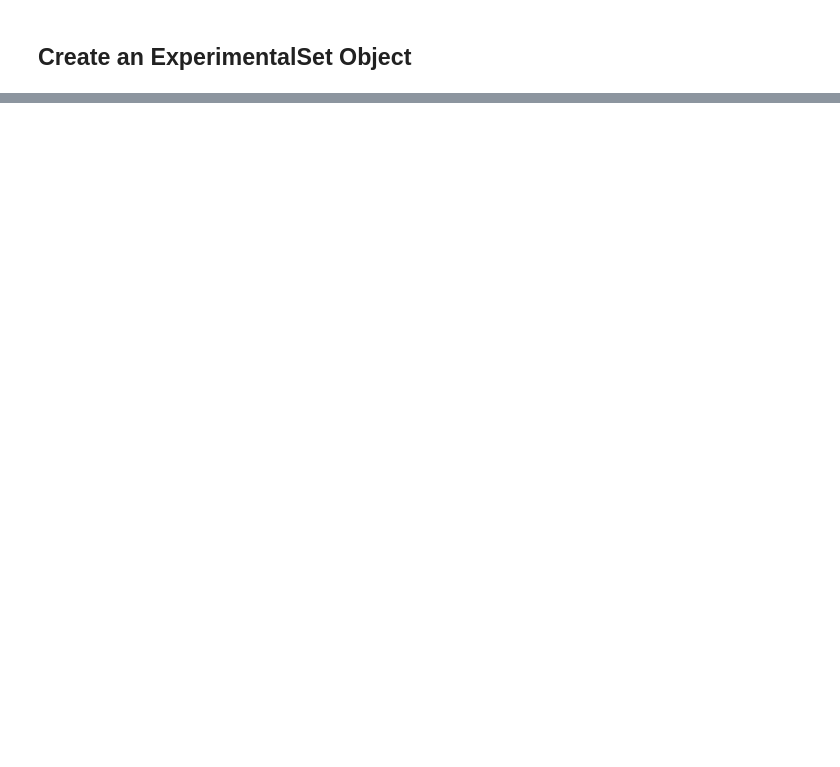
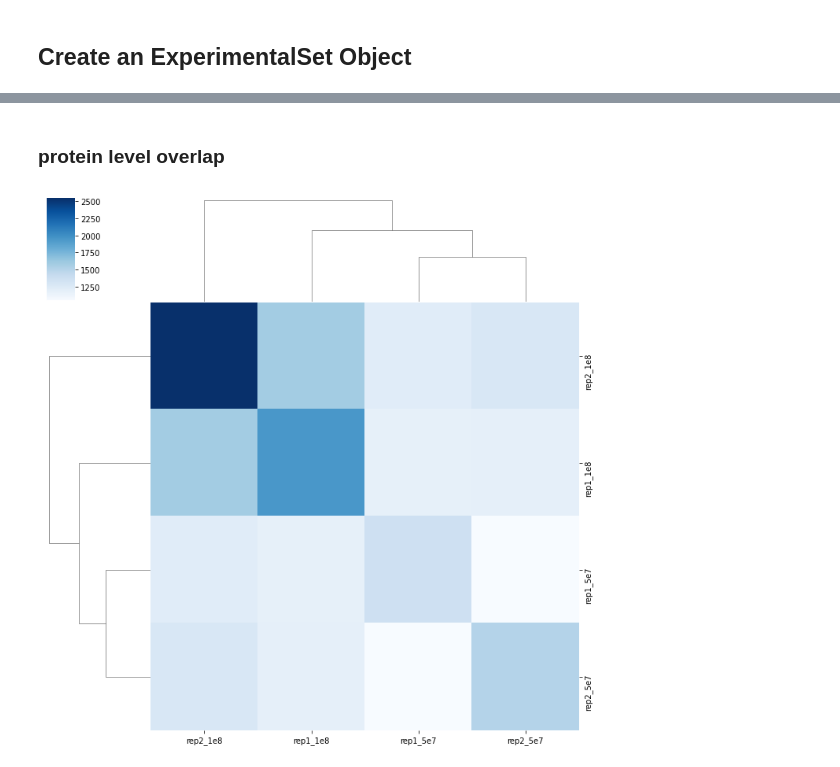
Before and after one commit to ikmb/iptoolkit, a Jupyter notebook: Tutorials/Tutorial_three_comparing_different_experiments.ipynb, the cells around one changed output, grey strips where cells are left out. Drawn from its saved outputs; the diff is of its cells as text; code cells hidden in the pictures; blank space fills up the shorter version.

```diff
--- a/Tutorials/Tutorial_three_comparing_different_experiments.ipynb
+++ b/Tutorials/Tutorial_three_comparing_different_experiments.ipynb
@@ -308,0 +111,7 @@ fig=plot_change_in_presentation_between_experiment(distance_tensor,0,1)
+# %% [markdown]
+### protein level overlap
+# %%
+peptide_overlap = exps.compute_protein_overlap_matrix()
+fig=plot_overlap_heatmap(peptide_overlap,plotting_kwargs={"cmap":"Blues","annot_kws":{"size": 24}})
+# %% [output]
+[figure, added]
```
Also changed, not shown: parts of 93 cells of this notebook, 19 other files.
